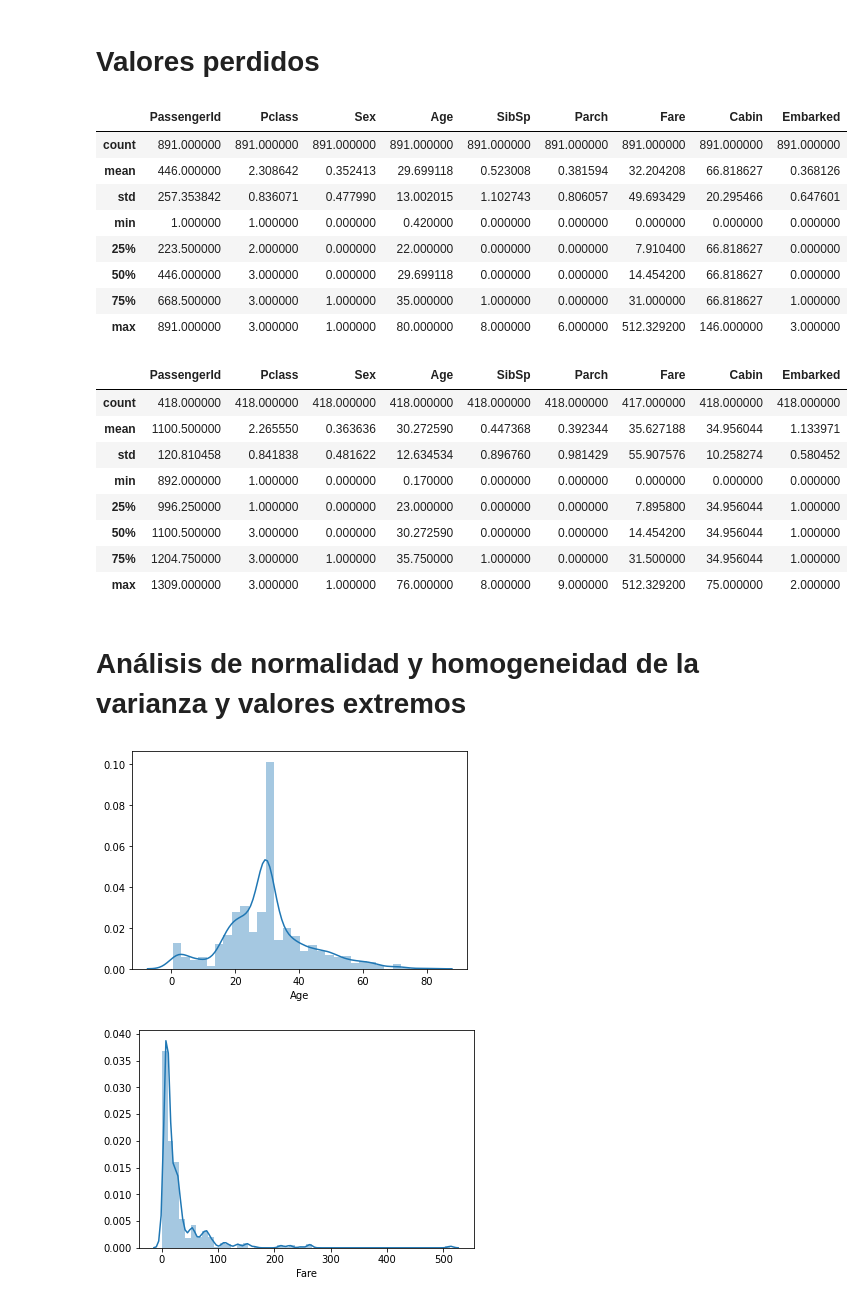
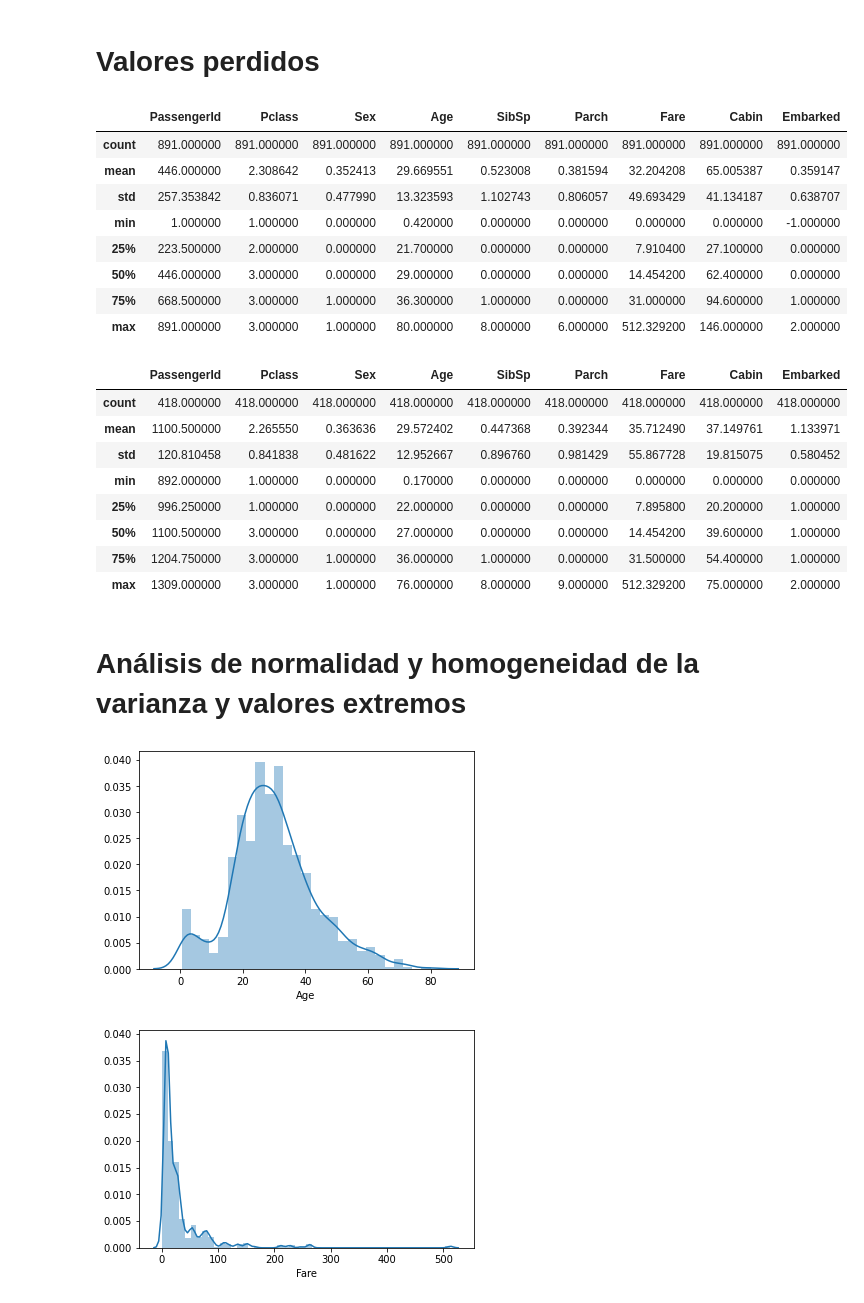
Before and after one commit to dmar10862/uoc_tipologia_y_ciclo_de_vida_de_los_datos_practica_2, a Jupyter notebook: src/UOC_M2851_DataAnalysis.ipynb, the cells around one changed output. Saved outputs shown, nothing was run; the diff lists cells and outputs as text; code cells hidden in the pictures.

```diff
--- a/src/UOC_M2851_DataAnalysis.ipynb
+++ b/src/UOC_M2851_DataAnalysis.ipynb
@@ -209,48 +214,40 @@ display(X_test.describe())
 # %%
 # https://scikit-learn.org/stable/modules/impute.html
 # https://scikit-learn.org/dev/modules/generated/sklearn.impute.KNNImputer.html
 
 # Se asigna a la variable imp un objeto del tipo KNNImputer
 imp = KNNImputer()
 
 # Se aplica la transformación para cada atributo
-X['Age'] = pd.DataFrame(imp.fit_transform(X[['Age']]), columns = ['Age'])
-X['Cabin'] = pd.DataFrame(imp.fit_transform(X[['Cabin']]), columns = ['Cabin'])
+X = pd.DataFrame(imp.fit_transform(X), columns = X.columns)
 
 # Se analiza la distribución del dataframe
 display(X.describe())
 # %% [output]
 |  | PassengerId | Pclass | Sex | Age | SibSp | Parch | Fare | Cabin | Embarked |
 | count | 891.000000 | 891.000000 | 891.000000 | 891.000000 | 891.000000 | 891.000000 | 891.000000 | 891.000000 | 891.000000 |
-| mean | 446.000000 | 2.308642 | 0.352413 | 29.699118 | 0.523008 | 0.381594 | 32.204208 | 66.818627 | 0.368126 |
-| std | 257.353842 | 0.836071 | 0.477990 | 13.002015 | 1.102743 | 0.806057 | 49.693429 | 20.295466 | 0.647601 |
-| min | 1.000000 | 1.000000 | 0.000000 | 0.420000 | 0.000000 | 0.000000 | 0.000000 | 0.000000 | 0.000000 |
-| 25% | 223.500000 | 2.000000 | 0.000000 | 22.000000 | 0.000000 | 0.000000 | 7.910400 | 66.818627 | 0.000000 |
-| 50% | 446.000000 | 3.000000 | 0.000000 | 29.699118 | 0.000000 | 0.000000 | 14.454200 | 66.818627 | 0.000000 |
-| 75% | 668.500000 | 3.000000 | 1.000000 | 35.000000 | 1.000000 | 0.000000 | 31.000000 | 66.818627 | 1.000000 |
-| max | 891.000000 | 3.000000 | 1.000000 | 80.000000 | 8.000000 | 6.000000 | 512.329200 | 146.000000 | 3.000000 |
+| mean | 446.000000 | 2.308642 | 0.352413 | 29.669551 | 0.523008 | 0.381594 | 32.204208 | 65.005387 | 0.359147 |
+| std | 257.353842 | 0.836071 | 0.477990 | 13.323593 | 1.102743 | 0.806057 | 49.693429 | 41.134187 | 0.638707 |
+| min | 1.000000 | 1.000000 | 0.000000 | 0.420000 | 0.000000 | 0.000000 | 0.000000 | 0.000000 | -1.000000 |
+| 25% | 223.500000 | 2.000000 | 0.000000 | 21.700000 | 0.000000 | 0.000000 | 7.910400 | 27.100000 | 0.000000 |
+| 50% | 446.000000 | 3.000000 | 0.000000 | 29.000000 | 0.000000 | 0.000000 | 14.454200 | 62.400000 | 0.000000 |
+| 75% | 668.500000 | 3.000000 | 1.000000 | 36.300000 | 1.000000 | 0.000000 | 31.000000 | 94.600000 | 1.000000 |
+| max | 891.000000 | 3.000000 | 1.000000 | 80.000000 | 8.000000 | 6.000000 | 512.329200 | 146.000000 | 2.000000 |
 # %%
-# https://scikit-learn.org/stable/modules/impute.html
-# https://scikit-learn.org/dev/modules/generated/sklearn.impute.KNNImputer.html
-
-# Se asigna a la variable imp un objeto del tipo KNNImputer
-imp = KNNImputer()
-
 # Se aplica la transformación para cada atributo
-X_test['Age'] = pd.DataFrame(imp.fit_transform(X_test[['Age']]), columns = ['Age'])
-X_test['Cabin'] = pd.DataFrame(imp.fit_transform(X_test[['Cabin']]), columns = ['Cabin'])
+X_test = pd.DataFrame(imp.fit_transform(X_test), columns = X_test.columns)
 
 # Se analiza la distribución del dataframe
 display(X_test.describe())
 # %% [output]
 |  | PassengerId | Pclass | Sex | Age | SibSp | Parch | Fare | Cabin | Embarked |
-| count | 418.000000 | 418.000000 | 418.000000 | 418.000000 | 418.000000 | 418.000000 | 417.000000 | 418.000000 | 418.000000 |
-| mean | 1100.500000 | 2.265550 | 0.363636 | 30.272590 | 0.447368 | 0.392344 | 35.627188 | 34.956044 | 1.133971 |
-| std | 120.810458 | 0.841838 | 0.481622 | 12.634534 | 0.896760 | 0.981429 | 55.907576 | 10.258274 | 0.580452 |
+| count | 418.000000 | 418.000000 | 418.000000 | 418.000000 | 418.000000 | 418.000000 | 418.000000 | 418.000000 | 418.000000 |
+| mean | 1100.500000 | 2.265550 | 0.363636 | 29.572402 | 0.447368 | 0.392344 | 35.712490 | 37.149761 | 1.133971 |
+| std | 120.810458 | 0.841838 | 0.481622 | 12.952667 | 0.896760 | 0.981429 | 55.867728 | 19.815075 | 0.580452 |
 | min | 892.000000 | 1.000000 | 0.000000 | 0.170000 | 0.000000 | 0.000000 | 0.000000 | 0.000000 | 0.000000 |
-| 25% | 996.250000 | 1.000000 | 0.000000 | 23.000000 | 0.000000 | 0.000000 | 7.895800 | 34.956044 | 1.000000 |
-| 50% | 1100.500000 | 3.000000 | 0.000000 | 30.272590 | 0.000000 | 0.000000 | 14.454200 | 34.956044 | 1.000000 |
-| 75% | 1204.750000 | 3.000000 | 1.000000 | 35.750000 | 1.000000 | 0.000000 | 31.500000 | 34.956044 | 1.000000 |
+| 25% | 996.250000 | 1.000000 | 0.000000 | 22.000000 | 0.000000 | 0.000000 | 7.895800 | 20.200000 | 1.000000 |
+| 50% | 1100.500000 | 3.000000 | 0.000000 | 27.000000 | 0.000000 | 0.000000 | 14.454200 | 39.600000 | 1.000000 |
+| 75% | 1204.750000 | 3.000000 | 1.000000 | 36.000000 | 1.000000 | 0.000000 | 31.500000 | 54.400000 | 1.000000 |
 | max | 1309.000000 | 3.000000 | 1.000000 | 76.000000 | 8.000000 | 9.000000 | 512.329200 | 75.000000 | 2.000000 |
 # %% [markdown]
 # Análisis de normalidad y homogeneidad de la varianza y valores extremos
@@ -258,7 +255,7 @@ display(X_test.describe())
 # Age
 plot = sns.distplot(X['Age']);
 # %% [output]
-[figure, old version]
+[figure, new version]
 # %%
 plot = sns.distplot(X['Fare']);
 # %% [output]
```
Also changed, not shown: parts of 12 cells of this notebook.
